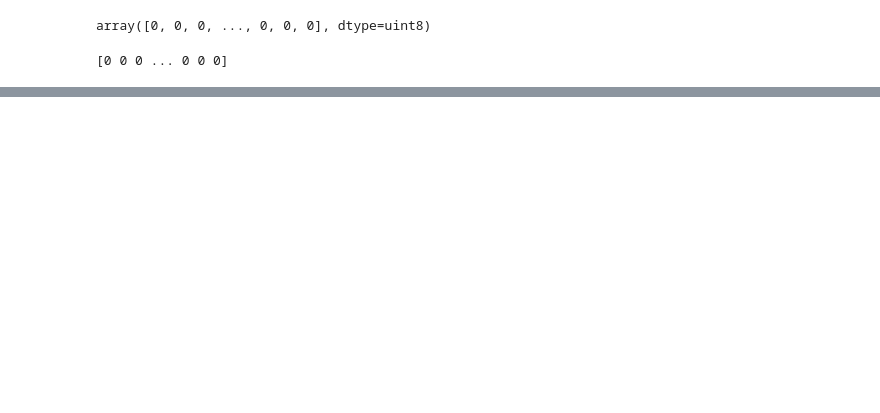
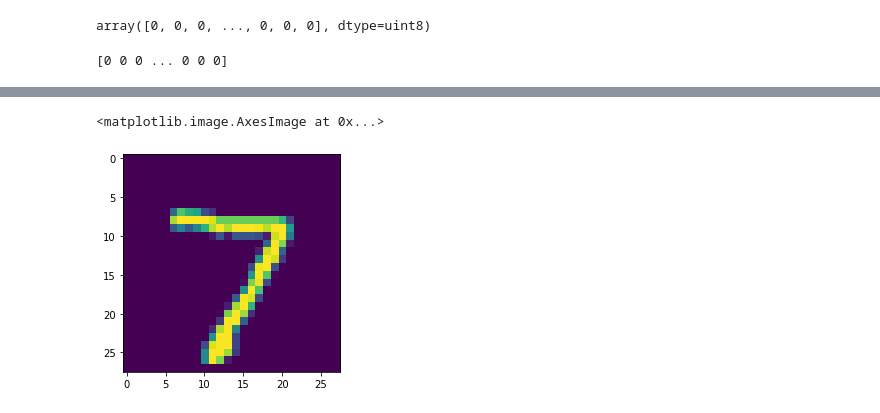
Before and after one commit to ulrikSebastienR/Colab-python-diaries, a Jupyter notebook: Deep_Learning_Sentdex.ipynb, the cells around one changed output, grey strips where cells are left out. Saved outputs shown, nothing was run; the diff lists cells and outputs as text; code cells hidden in the pictures; blank space fills up the shorter version.

```diff
--- a/Deep_Learning_Sentdex.ipynb
+++ b/Deep_Learning_Sentdex.ipynb
@@ -49,0 +88,5 @@ print(x_train.ravel())
+# %%
+plt.imshow(x_test[0])
+# %% [output]
+<matplotlib.image.AxesImage at 0x...>
+[figure, added]
```
Also changed, not shown: parts of 25 cells of this notebook.
